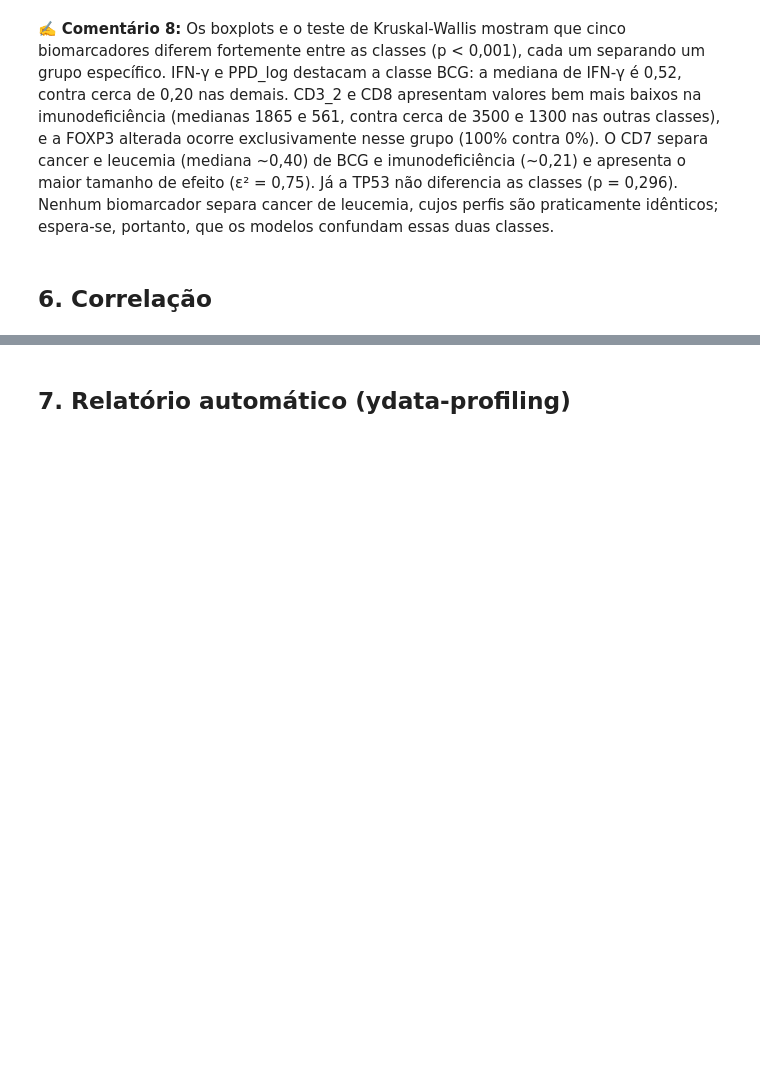
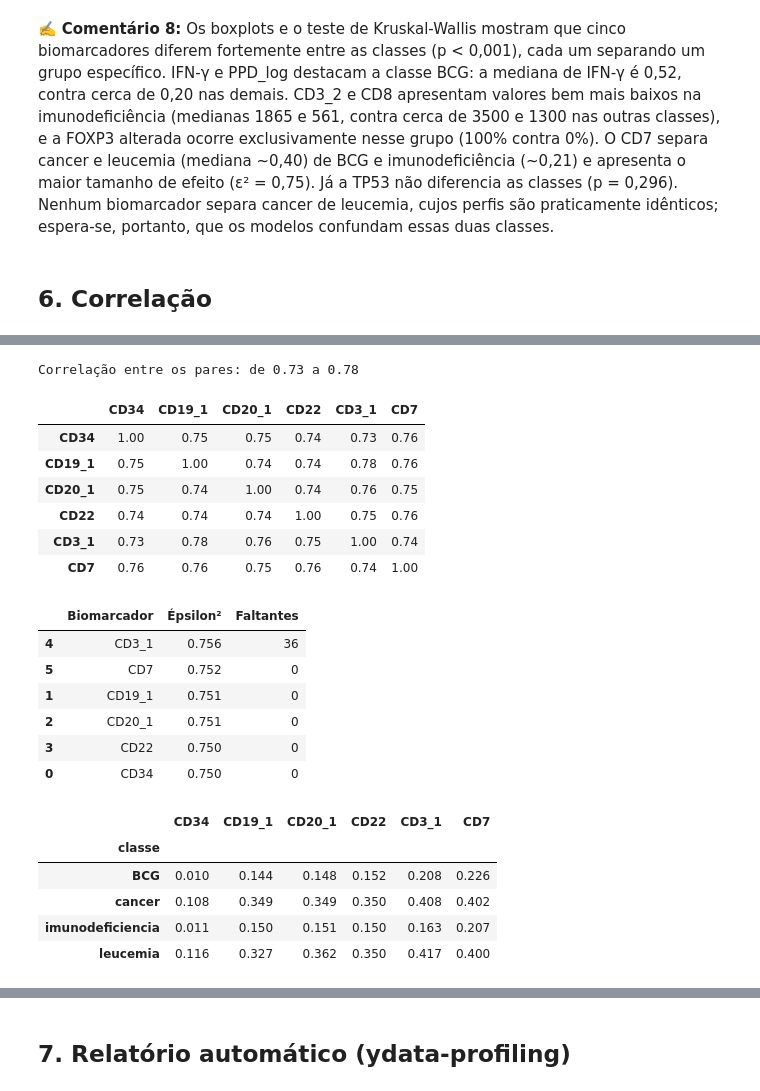
Before and after one commit to GabrielaKoerich/projeto_python_ml, a Jupyter notebook: notebooks/01_AED_relatorio_comentado.ipynb, the cells around one changed output, grey strips where cells are left out. Saved outputs shown, nothing was run; the diff lists cells and outputs as text; code cells hidden in the pictures; blank space fills up the shorter version.

```diff
--- a/notebooks/01_AED_relatorio_comentado.ipynb
+++ b/notebooks/01_AED_relatorio_comentado.ipynb
@@ -470,3 +472,48 @@ plt.show()
+# %%
+# Bloco de marcadores correlacionados: são redundantes?
+from scipy.stats import kruskal
+
+bloco = ["CD34", "CD19_1", "CD20_1", "CD22", "CD3_1", "CD7"]
+
+# 1. Correlação de Spearman dentro do bloco
+corr_bloco = dados[bloco].corr(method="spearman")
+pares_bloco = corr_bloco.where(np.triu(np.ones(corr_bloco.shape), 1).astype(bool)).stack()
+print(f"Correlação entre os pares: de {pares_bloco.min():.2f} a {pares_bloco.max():.2f}")
+display(corr_bloco.round(2))
+
+# 2. Quanto cada uma separa as classes (Kruskal-Wallis, épsilon²)
+linhas = []
+for var in bloco:
+    grupos = [g[var].dropna() for _, g in dados.groupby("classe")]
+    h, p = kruskal(*grupos)
+    n = sum(len(g) for g in grupos)
+    linhas.append({"Biomarcador": var, "Épsilon²": h / (n - 1), "Faltantes": dados[var].isna().sum()})
+display(pd.DataFrame(linhas).sort_values("Épsilon²", ascending=False).round(3))
+
+# 3. Mediana por classe: todas mostram o mesmo padrão?
+dados.groupby("classe")[bloco].median().round(3)
+# %% [output]
+Correlação entre os pares: de 0.73 a 0.78
+|  | CD34 | CD19_1 | CD20_1 | CD22 | CD3_1 | CD7 |
+| CD34 | 1.00 | 0.75 | 0.75 | 0.74 | 0.73 | 0.76 |
+| CD19_1 | 0.75 | 1.00 | 0.74 | 0.74 | 0.78 | 0.76 |
+| CD20_1 | 0.75 | 0.74 | 1.00 | 0.74 | 0.76 | 0.75 |
+| CD22 | 0.74 | 0.74 | 0.74 | 1.00 | 0.75 | 0.76 |
+| CD3_1 | 0.73 | 0.78 | 0.76 | 0.75 | 1.00 | 0.74 |
+| CD7 | 0.76 | 0.76 | 0.75 | 0.76 | 0.74 | 1.00 |
+|  | Biomarcador | Épsilon² | Faltantes |
+| 4 | CD3_1 | 0.756 | 36 |
+| 5 | CD7 | 0.752 | 0 |
+| 1 | CD19_1 | 0.751 | 0 |
+| 2 | CD20_1 | 0.751 | 0 |
+| 3 | CD22 | 0.750 | 0 |
+| 0 | CD34 | 0.750 | 0 |
+|  | CD34 | CD19_1 | CD20_1 | CD22 | CD3_1 | CD7 |
+| classe |  |  |  |  |  |  |
+| BCG | 0.010 | 0.144 | 0.148 | 0.152 | 0.208 | 0.226 |
+| cancer | 0.108 | 0.349 | 0.349 | 0.350 | 0.408 | 0.402 |
+| imunodeficiencia | 0.011 | 0.150 | 0.151 | 0.150 | 0.163 | 0.207 |
+| leucemia | 0.116 | 0.327 | 0.362 | 0.350 | 0.417 | 0.400 |
 # %%
 # Pares muito correlacionados (|r| > 0,7) -> manter só um de cada par
 pares = corr.where(np.triu(np.ones(corr.shape), 1).astype(bool)).stack()
```
Also changed, not shown: parts of 4 cells of this notebook.
